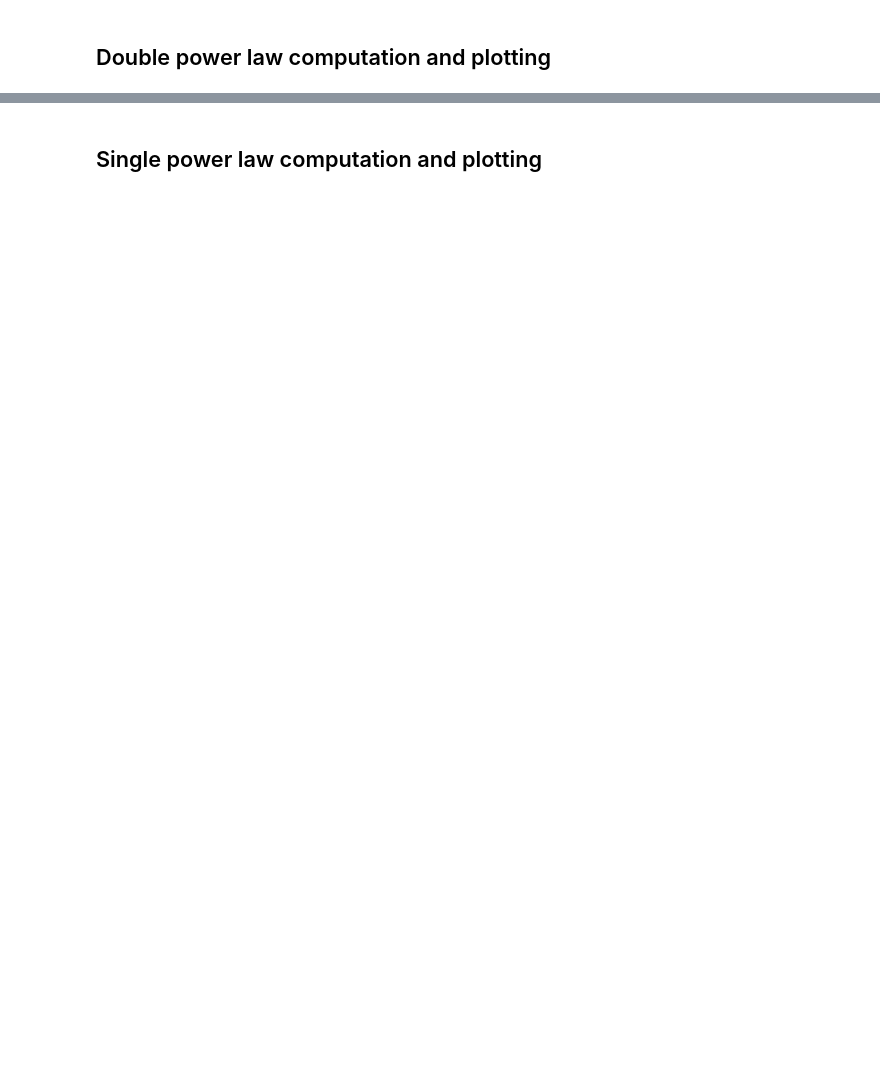
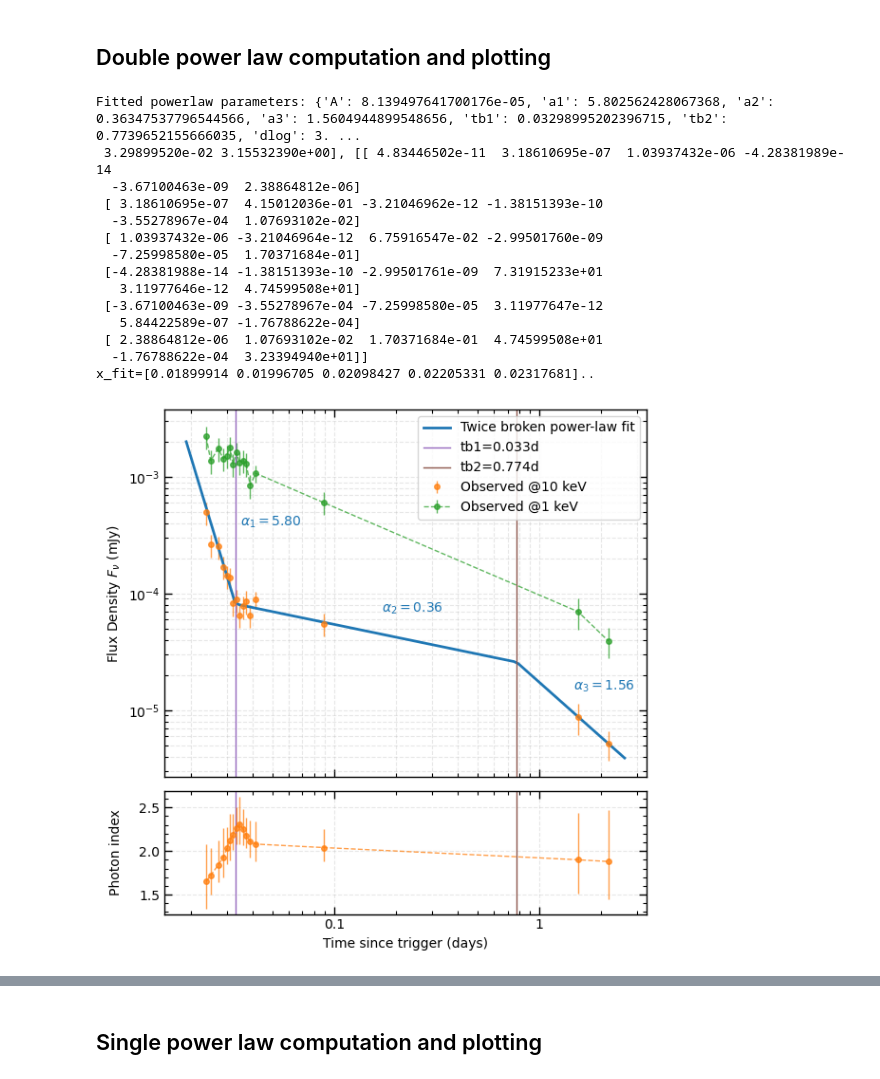
Before and after one commit to skp80286/grb_investigation, a Jupyter notebook: lc_power_law_fit.ipynb, the cells around one changed output, grey strips where cells are left out. Drawn from its saved outputs; the diff is of its cells as text; code cells hidden in the pictures; blank space fills up the shorter version.

Commit message:
2 powerlaw fit

```diff
--- a/lc_power_law_fit.ipynb
+++ b/lc_power_law_fit.ipynb
@@ -111,0 +263,33 @@ def pick_pos(xmin, xmax, frac=0.5):
+# %%
+x=data2["Times"]/86400
+y1=data2["F_E1_mJy"]
+y1err=data2["Flux_1_err"]
+y10=data2["F_E10_mJy"]
+gamma=data2["Gamma"]
+ph_uerr=data2["Gamma_uerr"]
+ph_lerr=data2["Gamma_lerr"]
+y10_uerr=data2["Flux_10_err"]
+y10_lerr=data2["Flux_10_err"]
+
+result10, popt10, pcov10 = fit_dbpl_sharp(x[2:], y10[2:], yerr=None)
+print(f"Fitted powerlaw parameters: {result10}, {popt10}, {pcov10}")
+
+#plot_sbpl_fit_with_break(x, y10, popt=popt10, result=result10, label='@10 keV', yerr=None, save_fig_file='plots/powerlaw-xray-10keV.png')
+plot_dbpl_fit_with_phot_index(x, y10, y10_uerr, y10_lerr, gamma, ph_uerr, ph_lerr, y1, y1err, popt=popt10, result=result10, save_fig_file='plots/2_powerlaw-xray.png',
+                            show=True, label='')
+# %% [output]
+Fitted powerlaw parameters: {'A': 8.139497641700176e-05, 'a1': 5.802562428067368, 'a2': 0.36347537796544566, 'a3': 1.5604944899548656, 'tb1': 0.03298995202396715, 'tb2': 0.7739652155666035, 'dlog': 3. ...
+ 3.29899520e-02 3.15532390e+00], [[ 4.83446502e-11  3.18610695e-07  1.03937432e-06 -4.28381989e-14
+  -3.67100463e-09  2.38864812e-06]
+ [ 3.18610695e-07  4.15012036e-01 -3.21046962e-12 -1.38151393e-10
+  -3.55278967e-04  1.07693102e-02]
+ [ 1.03937432e-06 -3.21046964e-12  6.75916547e-02 -2.99501760e-09
+  -7.25998580e-05  1.70371684e-01]
+ [-4.28381988e-14 -1.38151393e-10 -2.99501761e-09  7.31915233e+01
+   3.11977646e-12  4.74599508e+01]
+ [-3.67100463e-09 -3.55278967e-04 -7.25998580e-05  3.11977647e-12
+   5.84422589e-07 -1.76788622e-04]
+ [ 2.38864812e-06  1.07693102e-02  1.70371684e-01  4.74599508e+01
+  -1.76788622e-04  3.23394940e+01]]
+x_fit=[0.01899914 0.01996705 0.02098427 0.02205331 0.02317681]..
+[figure, added]
```
Also changed, not shown: parts of 8 cells of this notebook, 3 other files.
